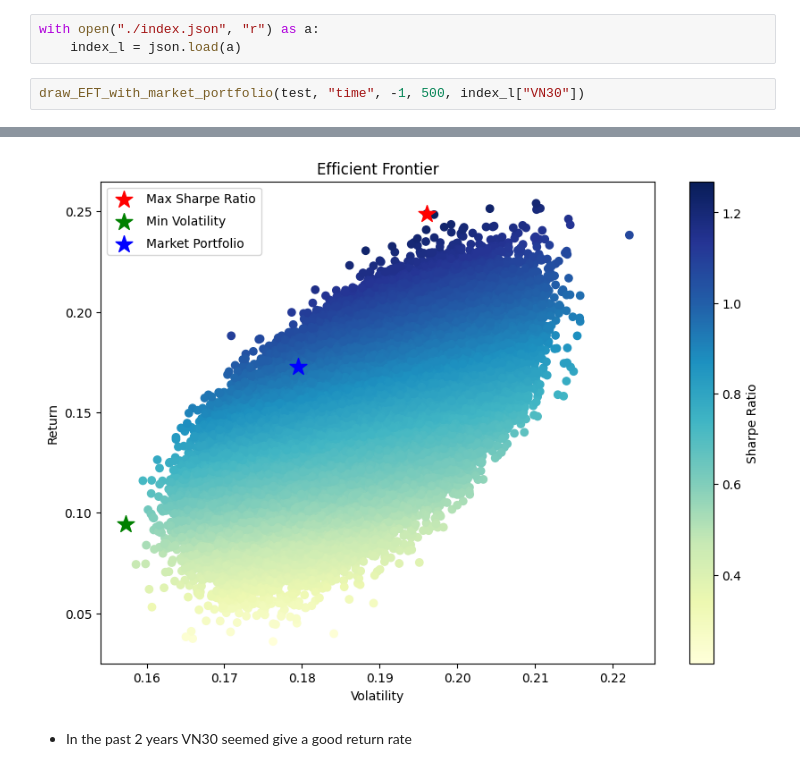
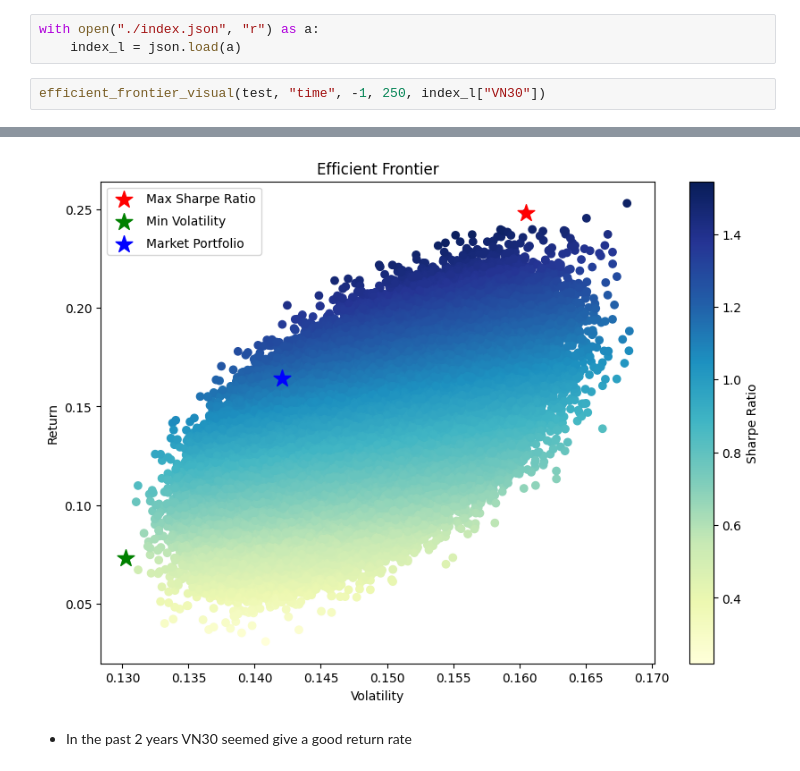
Before and after one commit to nguyentanquocbao/stock_quant, a Jupyter notebook: systemic and idiosyncratic.ipynb, the cells around one changed output, grey strips where cells are left out. Drawn from its saved outputs; the diff is of its cells as text.

```diff
--- a/systemic and idiosyncratic.ipynb
+++ b/systemic and idiosyncratic.ipynb
@@ -16,5 +16,5 @@ test = stock_data[stock_data["exchange"] == "HSX"][
 with open("./index.json", "r") as a:
     index_l = json.load(a)
 # %%
-draw_EFT_with_market_portfolio(test, "time", -1, 500, index_l["VN30"])
+efficient_frontier_visual(test, "time", -1, 250, index_l["VN30"])
 # %% [output]
@@ -22,3 +22,3 @@ visualization come from 2022-11-08 00:00:00 to 2024-11-08 00:00:00
-[figure, old version]
+[figure, new version]
 # %% [markdown]
 * In the past 2 years VN30 seemed give a good return rate
```
Also changed, not shown: parts of 1 cell of this notebook, 6 other files.
